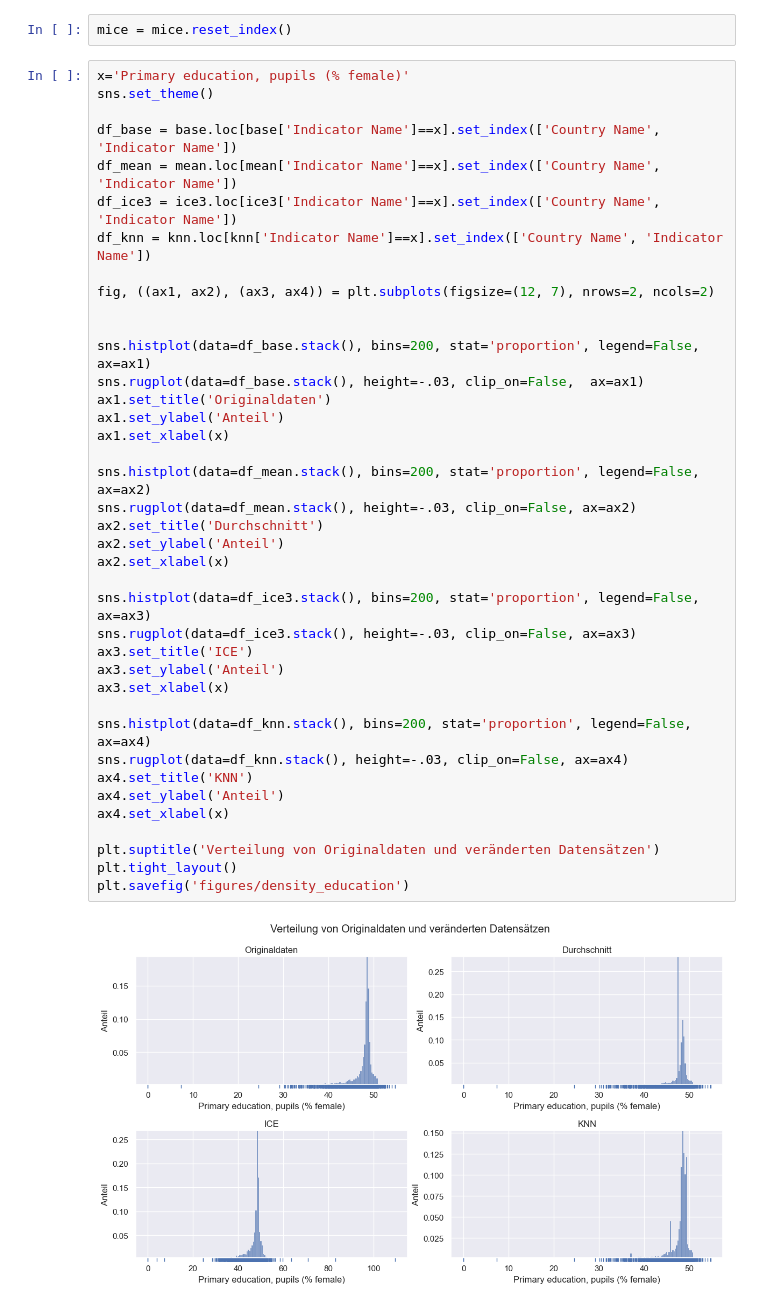
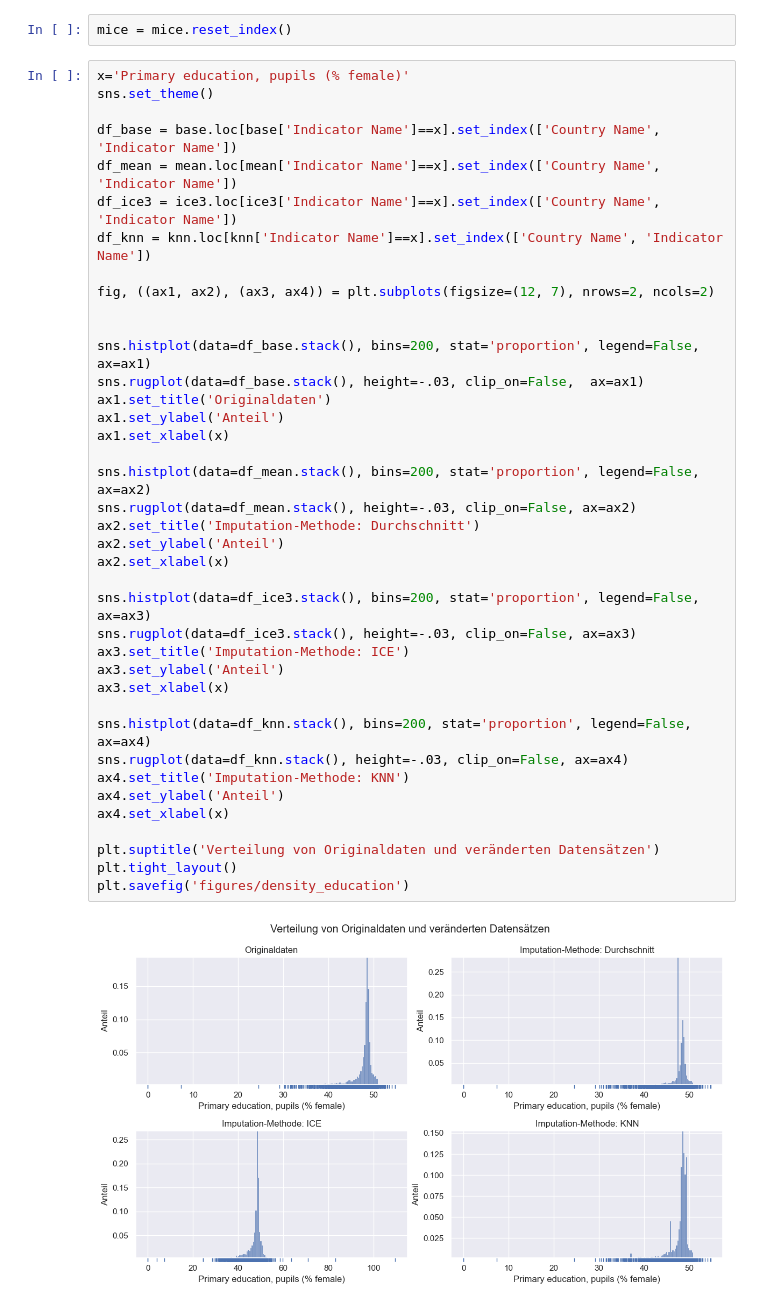
Before and after one commit to MarieFlatow/BA_weltbank, a Jupyter notebook: 06_evaluating_imputed_sets.ipynb, the cells around one changed output. Cells and saved outputs as stored; diff of their text form.

```diff
--- a/06_evaluating_imputed_sets.ipynb
+++ b/06_evaluating_imputed_sets.ipynb
@@ -58,37 +58,37 @@ df_ice3 = ice3.loc[ice3['Indicator Name']==x].set_index(['Country Name', 'Indica
 df_knn = knn.loc[knn['Indicator Name']==x].set_index(['Country Name', 'Indicator Name'])
 
 fig, ((ax1, ax2), (ax3, ax4)) = plt.subplots(figsize=(12, 7), nrows=2, ncols=2)
 
 
 sns.histplot(data=df_base.stack(), bins=200, stat='proportion', legend=False, ax=ax1)
 sns.rugplot(data=df_base.stack(), height=-.03, clip_on=False,  ax=ax1)
 ax1.set_title('Originaldaten')
 ax1.set_ylabel('Anteil')
 ax1.set_xlabel(x)
 
 sns.histplot(data=df_mean.stack(), bins=200, stat='proportion', legend=False, ax=ax2)
 sns.rugplot(data=df_mean.stack(), height=-.03, clip_on=False, ax=ax2)
-ax2.set_title('Durchschnitt')
+ax2.set_title('Imputation-Methode: Durchschnitt')
 ax2.set_ylabel('Anteil')
 ax2.set_xlabel(x)
 
 sns.histplot(data=df_ice3.stack(), bins=200, stat='proportion', legend=False, ax=ax3)
 sns.rugplot(data=df_ice3.stack(), height=-.03, clip_on=False, ax=ax3)
-ax3.set_title('ICE')
+ax3.set_title('Imputation-Methode: ICE')
 ax3.set_ylabel('Anteil')
 ax3.set_xlabel(x)
 
 sns.histplot(data=df_knn.stack(), bins=200, stat='proportion', legend=False, ax=ax4)
 sns.rugplot(data=df_knn.stack(), height=-.03, clip_on=False, ax=ax4)
-ax4.set_title('KNN')
+ax4.set_title('Imputation-Methode: KNN')
 ax4.set_ylabel('Anteil')
 ax4.set_xlabel(x)
 
 plt.suptitle('Verteilung von Originaldaten und veränderten Datensätzen')
 plt.tight_layout()
 plt.savefig('figures/density_education')
 # %% [output]
-[figure, old version]
+[figure, new version]
 # %%
 x='Physicians (per 1,000 people)'
 sns.set_theme()
```
Also changed, not shown: parts of 8 cells of this notebook, 3 other files.
